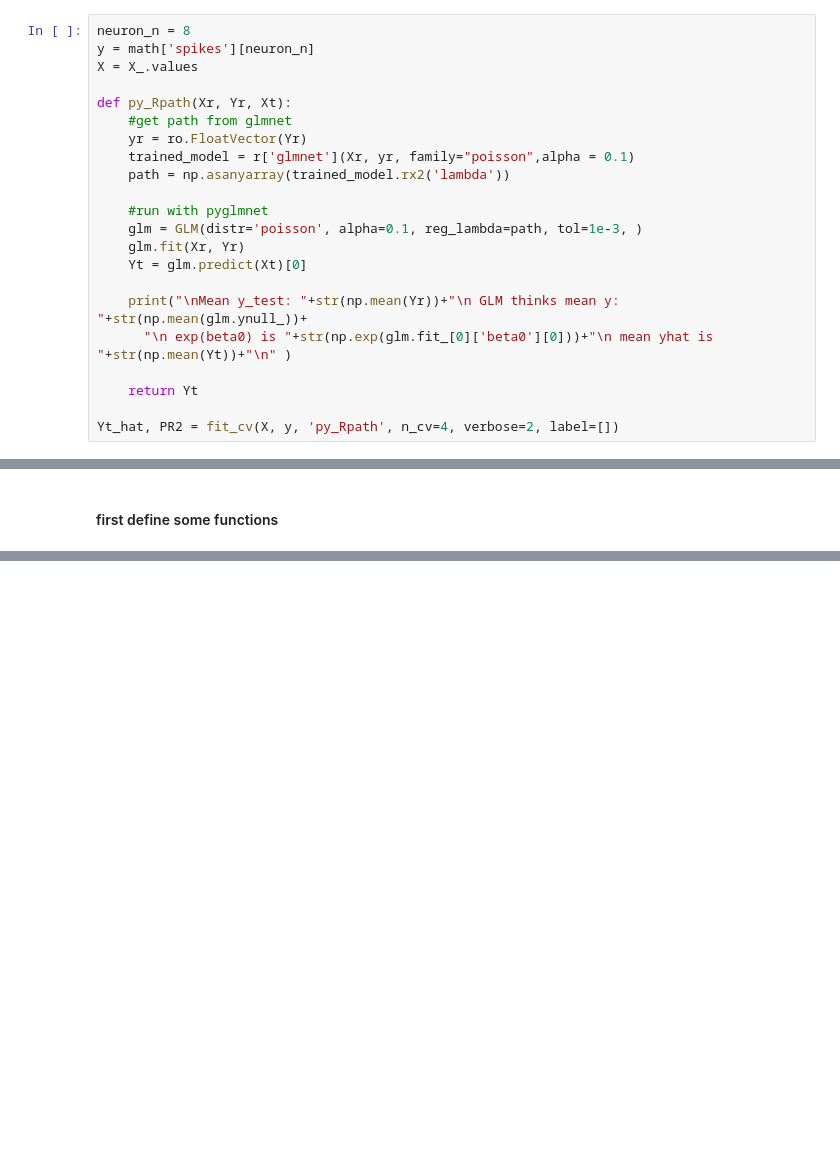
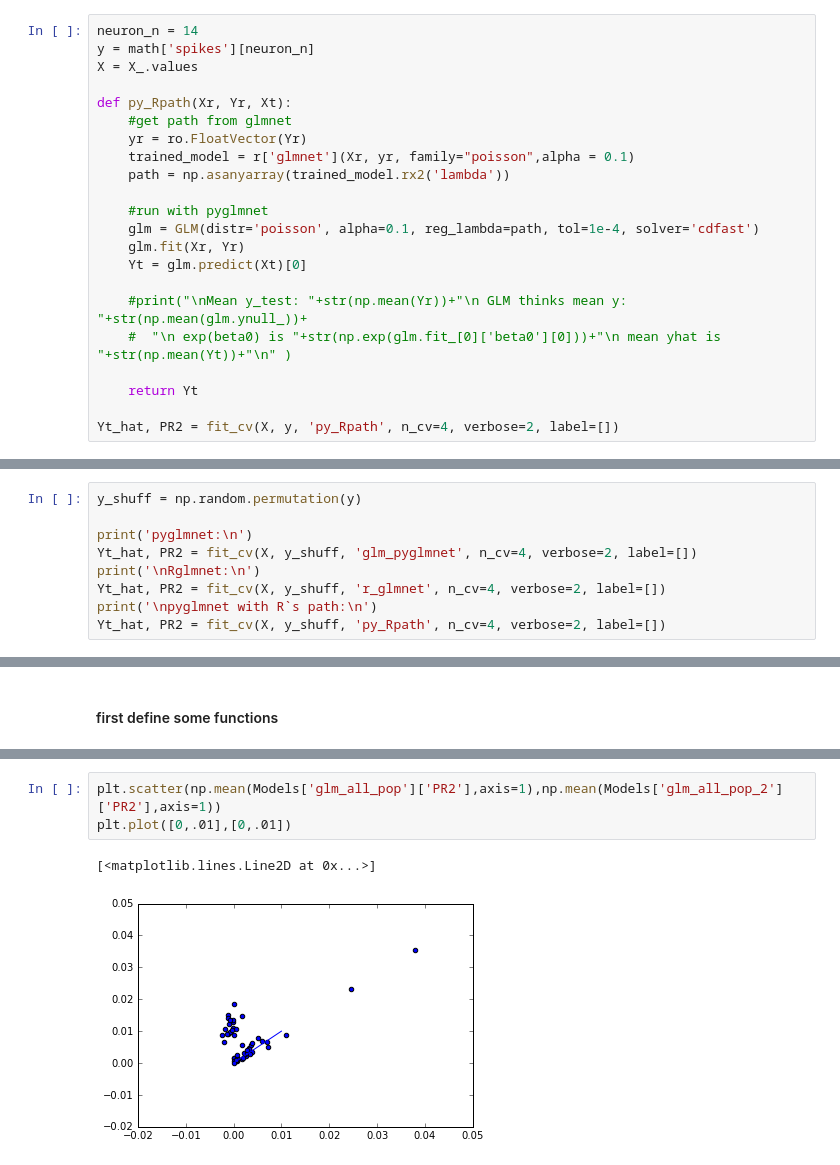
Before and after one commit to aribenjamin/S1_GLMs, a Jupyter notebook: test_glms_s1.ipynb, the cells around one changed output, grey strips where cells are left out. Drawn from its saved outputs; the diff is of its cells as text; blank space fills up the shorter version.

Commit message:
add shuffled data test

```diff
--- a/test_glms_s1.ipynb
+++ b/test_glms_s1.ipynb
@@ -360,7 +301,7 @@ Seems to be working!!
 
 Let's try to run pyglmnet with the same regularization path...
 # %%
-neuron_n = 8
+neuron_n = 14
 y = math['spikes'][neuron_n]
 X = X_.values
 
@@ -371,12 +312,12 @@ def py_Rpath(Xr, Yr, Xt):
     path = np.asanyarray(trained_model.rx2('lambda'))
 
     #run with pyglmnet
-    glm = GLM(distr='poisson', alpha=0.1, reg_lambda=path, tol=1e-3, )
+    glm = GLM(distr='poisson', alpha=0.1, reg_lambda=path, tol=1e-4, solver='cdfast')
     glm.fit(Xr, Yr)
     Yt = glm.predict(Xt)[0]
 
-    print("\nMean y_test: "+str(np.mean(Yr))+"\n GLM thinks mean y: "+str(np.mean(glm.ynull_))+
-      "\n exp(beta0) is "+str(np.exp(glm.fit_[0]['beta0'][0]))+"\n mean yhat is "+str(np.mean(Yt))+"\n" )
+    #print("\nMean y_test: "+str(np.mean(Yr))+"\n GLM thinks mean y: "+str(np.mean(glm.ynull_))+
+    #  "\n exp(beta0) is "+str(np.exp(glm.fit_[0]['beta0'][0]))+"\n mean yhat is "+str(np.mean(Yt))+"\n" )
 
     return Yt
 
@@ -404,0 +338,9 @@ because...
+# %%
+y_shuff = np.random.permutation(y)
+
+print('pyglmnet:\n')
+Yt_hat, PR2 = fit_cv(X, y_shuff, 'glm_pyglmnet', n_cv=4, verbose=2, label=[])
+print('\nRglmnet:\n')
+Yt_hat, PR2 = fit_cv(X, y_shuff, 'r_glmnet', n_cv=4, verbose=2, label=[])
+print('\npyglmnet with R`s path:\n')
+Yt_hat, PR2 = fit_cv(X, y_shuff, 'py_Rpath', n_cv=4, verbose=2, label=[])
@@ -540,0 +433,6 @@ for i in range(start,nneurons):
+# %%
+plt.scatter(np.mean(Models['glm_all_pop']['PR2'],axis=1),np.mean(Models['glm_all_pop_2']['PR2'],axis=1))
+plt.plot([0,.01],[0,.01])
+# %% [output]
+[<matplotlib.lines.Line2D at 0x...>]
+[figure, added]
```
Also changed, not shown: parts of 36 cells of this notebook.
